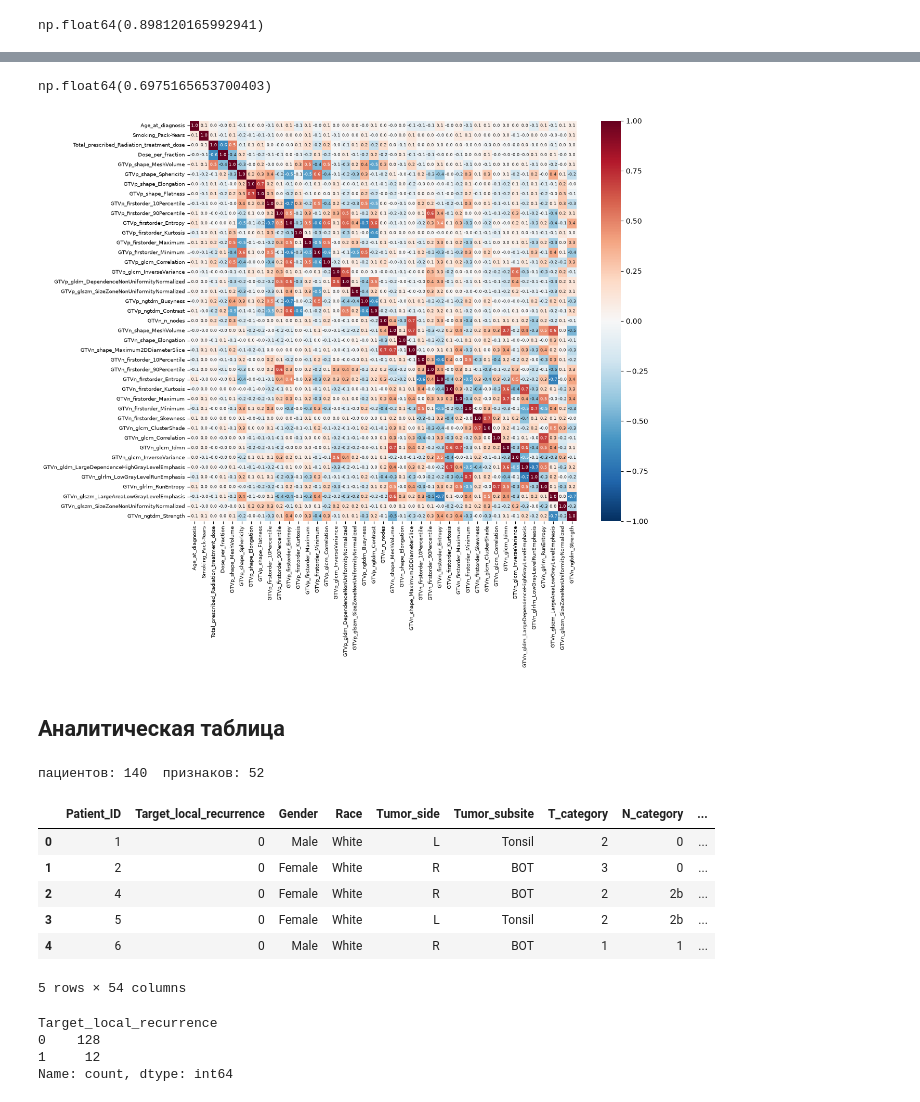
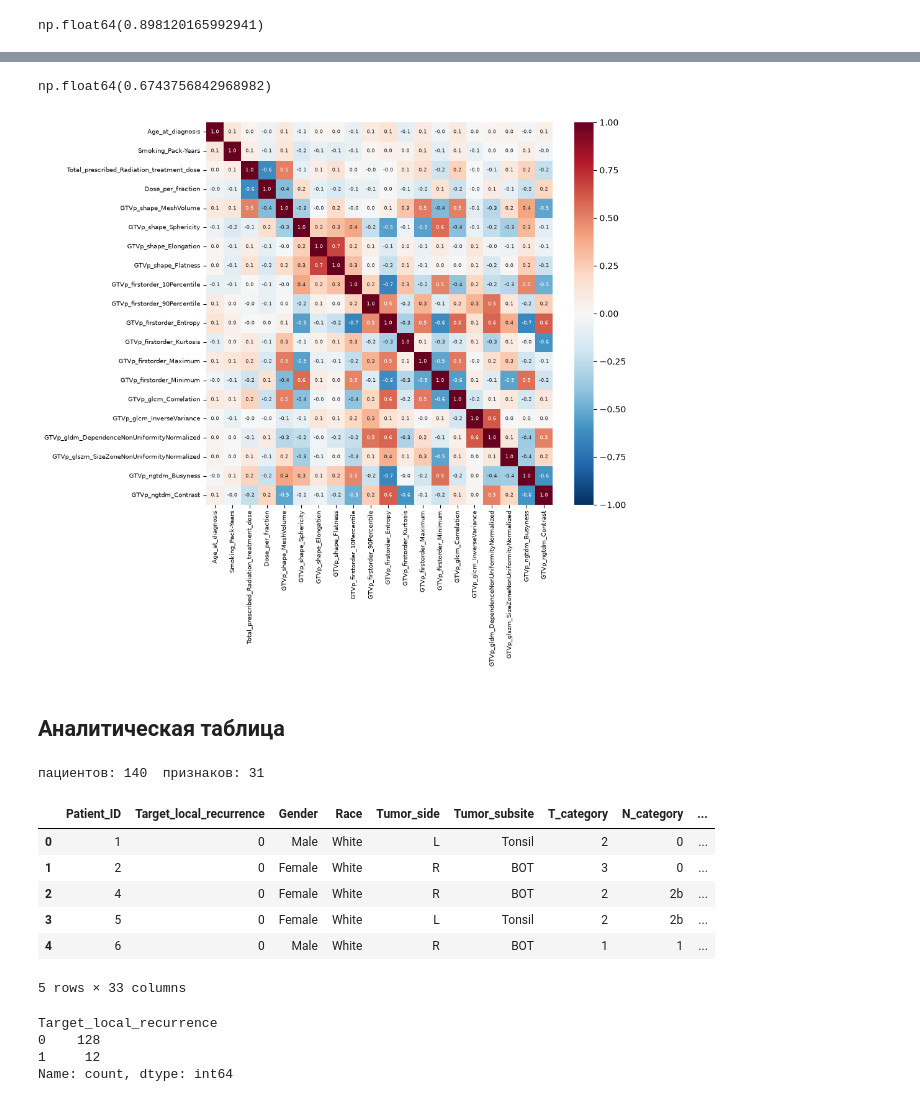
Before and after one commit to a1pha-dev/SS-Computationaloncology, a Jupyter notebook: w4/practice.ipynb, the cells around one changed output, grey strips where cells are left out. Drawn from its saved outputs; the diff is of its cells as text; code cells hidden in the pictures.

```diff
--- a/w4/practice.ipynb
+++ b/w4/practice.ipynb
@@ -294,7 +316,7 @@ df = df.drop(columns=[
     "Local_tumor_recurrence",                      # источник целевой переменной
     "Radiation_treatment_course_duration",         # известна только после окончания ЛТ
     "KM_Overall_survival_censor",                  # статус на последнем наблюдении
-    "GTVp_firstorder_TotalEnergy", "GTVn_firstorder_TotalEnergy",  # дубликаты
-])
+    "GTVp_firstorder_TotalEnergy",                 # дубликат
+] + gtvn + ["GTVn_n_nodes"])                       # по условиям соревнования модель строится по первичной опухоли
 df.shape
 # %% [output]
@@ -304,14 +331,11 @@ df.shape
 # %%
 clinical_quant = ["Age_at_diagnosis", "Smoking_Pack-Years", "Total_prescribed_Radiation_treatment_dose",
                   "Dose_per_fraction", "#_Radiation_treatment_fractions"]
-first = ["GTVp_shape_MeshVolume", "GTVp_shape_Sphericity", "GTVn_n_nodes",
-         "GTVn_shape_MeshVolume", "GTVn_shape_Sphericity"]
+first = ["GTVp_shape_MeshVolume", "GTVp_shape_Sphericity"]
+gtvp_rest = [col for col in gtvp if col in df.columns and col not in first]
 
-gtvp_rest = [col for col in gtvp if col in df.columns and col not in first]
-gtvn_rest = [col for col in gtvn if col in df.columns and col not in first]
-
-# порядок предпочтения: клинические, GTVp, число узлов, GTVn; внутри маски — объём, сферичность, остальные
-quant = clinical_quant + first[:2] + gtvp_rest + first[2:] + gtvn_rest
+# порядок предпочтения: клинические, затем объём и сферичность опухоли, затем остальные признаки GTVp
+quant = clinical_quant + first + gtvp_rest
 corr = df[quant].corr(method="spearman")  # ранговая: распределения скошены, есть выбросы плотности
 len(quant)
 # %% [output]
@@ -384,16 +408,16 @@ off_diagonal = corr_kept.where(~np.eye(len(kept), dtype=bool))
 
 off_diagonal.max().max()
 # %% [output]
-np.float64(0.6975165653700403)
+np.float64(0.6743756842968982)
 # %%
-plt.figure(figsize=(12, 10))
+plt.figure(figsize=(9, 8))
 sns.heatmap(corr.loc[kept, kept], cmap="RdBu_r", vmin=-1, vmax=1, annot=True, fmt=".1f",
             annot_kws={"size": 6}, xticklabels=True, yticklabels=True)
 plt.xticks(fontsize=7)
 plt.yticks(fontsize=7)
 plt.show()
 # %% [output]
-[figure, old version]
+[figure, new version]
 # %% [markdown]
 ## Аналитическая таблица
 # %%
@@ -410,14 +434,14 @@ analytic.to_csv("analytic_table.csv", index=False)
 print("пациентов:", len(analytic), " признаков:", len(features))
 analytic.head()
 # %% [output]
-пациентов: 140  признаков: 52
+пациентов: 140  признаков: 31
 |  | Patient_ID | Target_local_recurrence | Gender | Race | Tumor_side | Tumor_subsite | T_category | N_category | ... |
 | 0 | 1 | 0 | Male | White | L | Tonsil | 2 | 0 | ... |
 | 1 | 2 | 0 | Female | White | R | BOT | 3 | 0 | ... |
 | 2 | 4 | 0 | Female | White | R | BOT | 2 | 2b | ... |
 | 3 | 5 | 0 | Female | White | L | Tonsil | 2 | 2b | ... |
 | 4 | 6 | 0 | Male | White | R | BOT | 1 | 1 | ... |
-5 rows × 54 columns
+5 rows × 33 columns
 # %%
 analytic["Target_local_recurrence"].value_counts()
 # %% [output]
```
Also changed, not shown: parts of 10 cells of this notebook, 11 other files.
